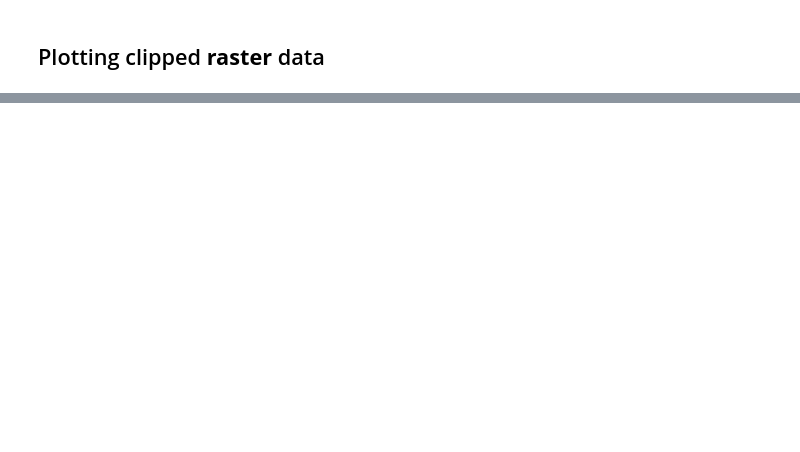
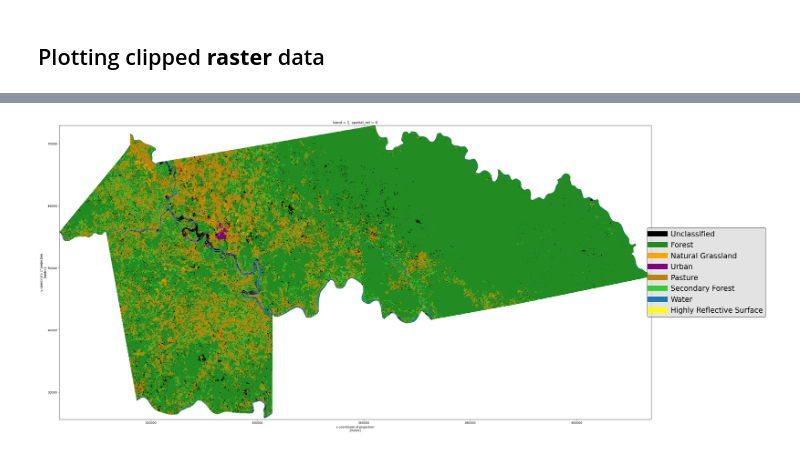
Before and after one commit to macacosta/04-geopark-raster-data, a Jupyter notebook: notebooks/04-geopark-raster-data-empty.ipynb, the cells around one changed output, grey strips where cells are left out. Cells and saved outputs as stored; diff of their text form; code cells hidden in the pictures; blank space fills up the shorter version.

```diff
--- a/notebooks/04-geopark-raster-data-empty.ipynb
+++ b/notebooks/04-geopark-raster-data-empty.ipynb
@@ -107,2 +126,4 @@ Error:
 # %%
 # Open and clip the 2016 raster data to the Puerto Asis boundary using rioxarray
+rdclipped_2016 = rxr.open_rasterio(raster_2016_url, masked=True).squeeze().rio.clip(ptoasis_32618.geometry, from_disk=True)
+rdclipped_2016
@@ -177,2 +238,19 @@ legend_elements = [Line2D([0], [0], color='black', lw=18, label='Unclassified',)
+# %%
+# Plot the raster clipped to Puerto Asís (2016)
+fig, ax = plt.subplots(figsize=(36,18))
+rdclipped_2016.where(rdclipped_2016!=rdclipped_2016.rio.nodata).plot(ax=ax,
+                                                                     add_colorbar=False,
+                                                                     cmap=cms_cmap,
+                                                                     norm=norm)
+ax.legend(handles=legend_elements,
+          loc="right",
+          fontsize="25",
+          facecolor="gainsboro",
+          edgecolor="black",
+          bbox_to_anchor=(1.2,0.5))
+
+plt.show()
+# %% [output]
+[figure, added]
 # %%
 # Creating histograms of 2002 pixel counts
```
Also changed, not shown: parts of 12 cells of this notebook.
